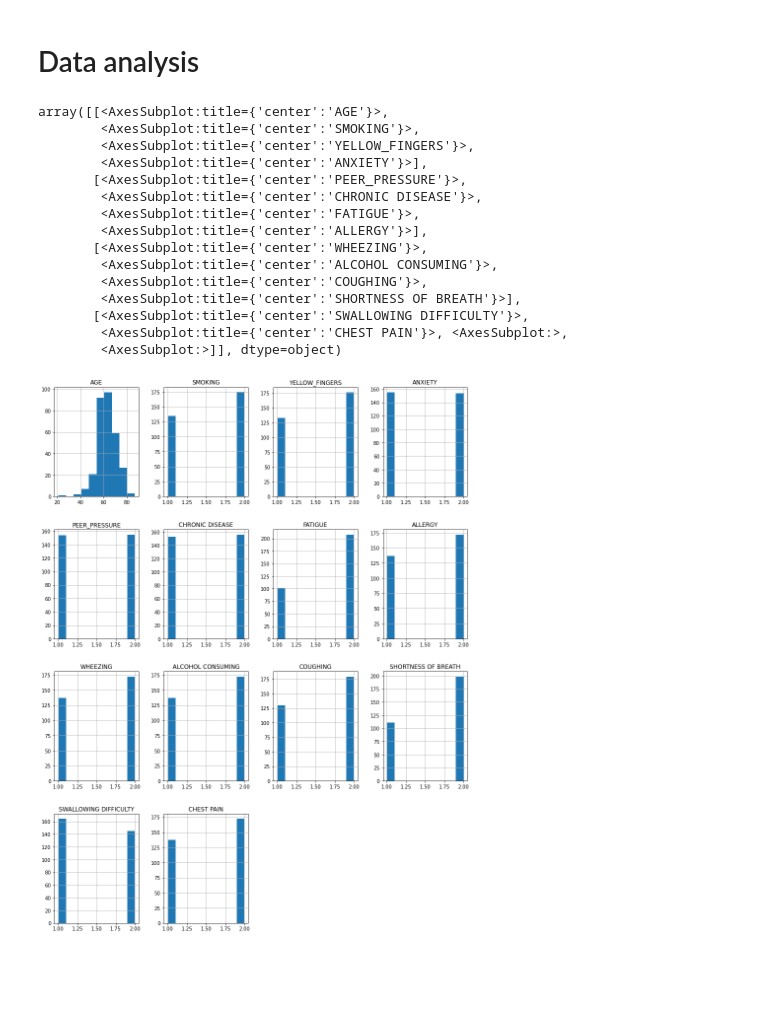
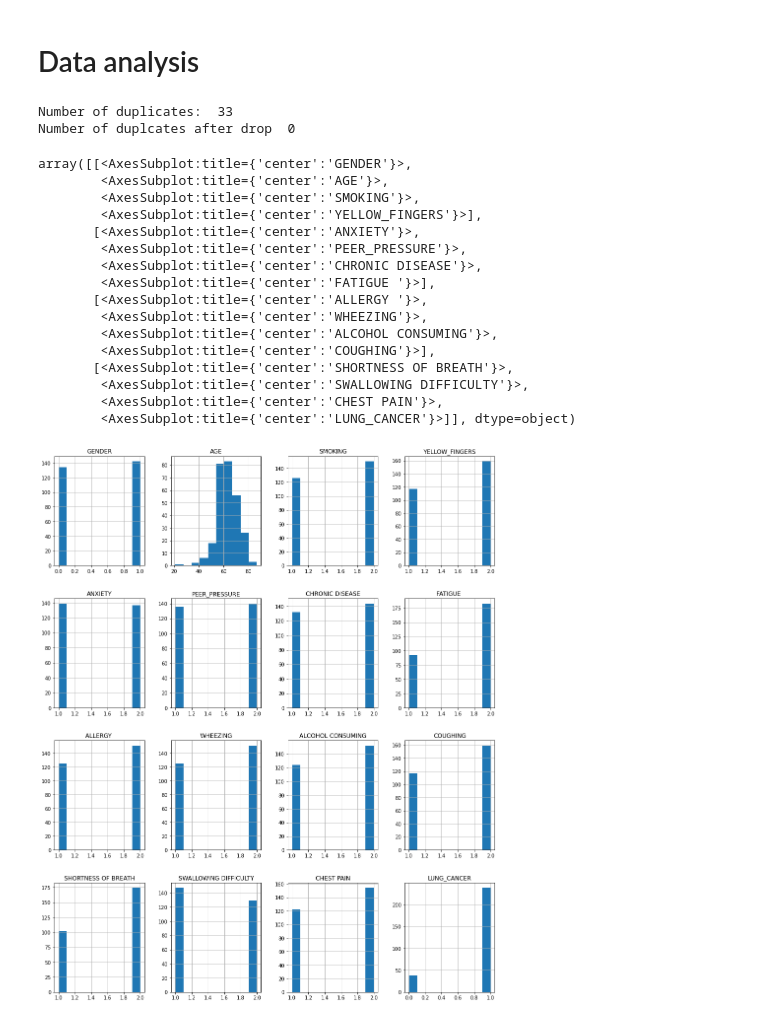
Before and after one commit to avocadoali/Predicting-Lung-Cancer-ML-Project, a Jupyter notebook: main/main.ipynb, the cells around one changed output. Cells and saved outputs as stored; diff of their text form; code cells hidden in the pictures; blank space fills up the shorter version.

```diff
--- a/main/main.ipynb
+++ b/main/main.ipynb
@@ -21,23 +35,31 @@ df.head(5)
 # %% [markdown]
 # Data analysis
+# %%
+print("Number of duplicates: ", df.duplicated().sum())
+df = df.drop_duplicates()
+print("Number of duplcates after drop ", df.duplicated().sum())
+# %% [output]
+Number of duplicates:  33
+Number of duplcates after drop  0
 # %%
 # Data histogram
-df.hist(figsize=(15,20))
+df.hist(figsize=(16,20))
 # %% [output]
-array([[<AxesSubplot:title={'center':'AGE'}>,
+array([[<AxesSubplot:title={'center':'GENDER'}>,
+        <AxesSubplot:title={'center':'AGE'}>,
         <AxesSubplot:title={'center':'SMOKING'}>,
-        <AxesSubplot:title={'center':'YELLOW_FINGERS'}>,
-        <AxesSubplot:title={'center':'ANXIETY'}>],
-       [<AxesSubplot:title={'center':'PEER_PRESSURE'}>,
+        <AxesSubplot:title={'center':'YELLOW_FINGERS'}>],
+       [<AxesSubplot:title={'center':'ANXIETY'}>,
+        <AxesSubplot:title={'center':'PEER_PRESSURE'}>,
         <AxesSubplot:title={'center':'CHRONIC DISEASE'}>,
-        <AxesSubplot:title={'center':'FATIGUE'}>,
-        <AxesSubplot:title={'center':'ALLERGY'}>],
-       [<AxesSubplot:title={'center':'WHEEZING'}>,
+        <AxesSubplot:title={'center':'FATIGUE '}>],
+       [<AxesSubplot:title={'center':'ALLERGY '}>,
+        <AxesSubplot:title={'center':'WHEEZING'}>,
         <AxesSubplot:title={'center':'ALCOHOL CONSUMING'}>,
-        <AxesSubplot:title={'center':'COUGHING'}>,
-        <AxesSubplot:title={'center':'SHORTNESS OF BREATH'}>],
-       [<AxesSubplot:title={'center':'SWALLOWING DIFFICULTY'}>,
-        <AxesSubplot:title={'center':'CHEST PAIN'}>, <AxesSubplot:>,
-        <AxesSubplot:>]], dtype=object)
+        <AxesSubplot:title={'center':'COUGHING'}>],
+       [<AxesSubplot:title={'center':'SHORTNESS OF BREATH'}>,
+        <AxesSubplot:title={'center':'SWALLOWING DIFFICULTY'}>,
+        <AxesSubplot:title={'center':'CHEST PAIN'}>,
+        <AxesSubplot:title={'center':'LUNG_CANCER'}>]], dtype=object)
-[figure, old version]
+[figure, new version]
 # %%
```
Also changed, not shown: parts of 4 cells of this notebook, 5 other files.
